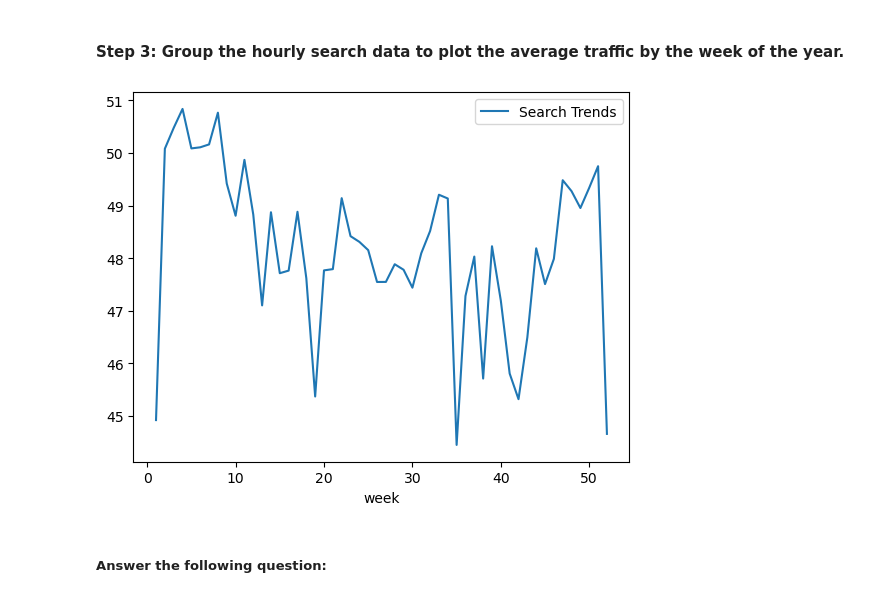
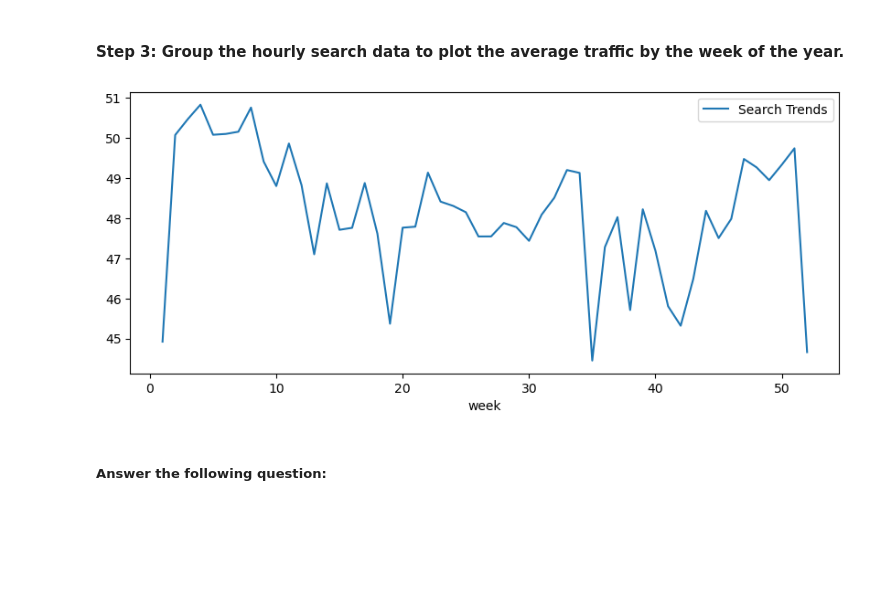
Before and after one commit to tdhdpilot/prophet-challenge, a Jupyter notebook: forecasting_net_prophet.ipynb, the cells around one changed output. Saved outputs shown, nothing was run; the diff lists cells and outputs as text; code cells hidden in the pictures; blank space fills up the shorter version.

```diff
--- a/forecasting_net_prophet.ipynb
+++ b/forecasting_net_prophet.ipynb
@@ -173,9 +171,9 @@ df_mercado_trends_day_of_week = df_mercado_trends.groupby(df_mercado_trends.inde
 #### Step 3: Group the hourly search data to plot the average traffic by the week of the year.
 # %%
 # Group the hourly search data to plot the average traffic by the week of the year
-df_mercado_trends_day_of_week = df_mercado_trends.groupby(df_mercado_trends.index.isocalendar().week).mean().plot()
+df_mercado_trends_day_of_week = df_mercado_trends.groupby(df_mercado_trends.index.isocalendar().week).mean().plot(figsize=(10,4))
 # %% [output]
-[figure, old version]
+[figure, new version]
 # %% [markdown]
 ##### Answer the following question:
 # %% [markdown]
```
Also changed, not shown: parts of 13 cells of this notebook, 1 other file.
